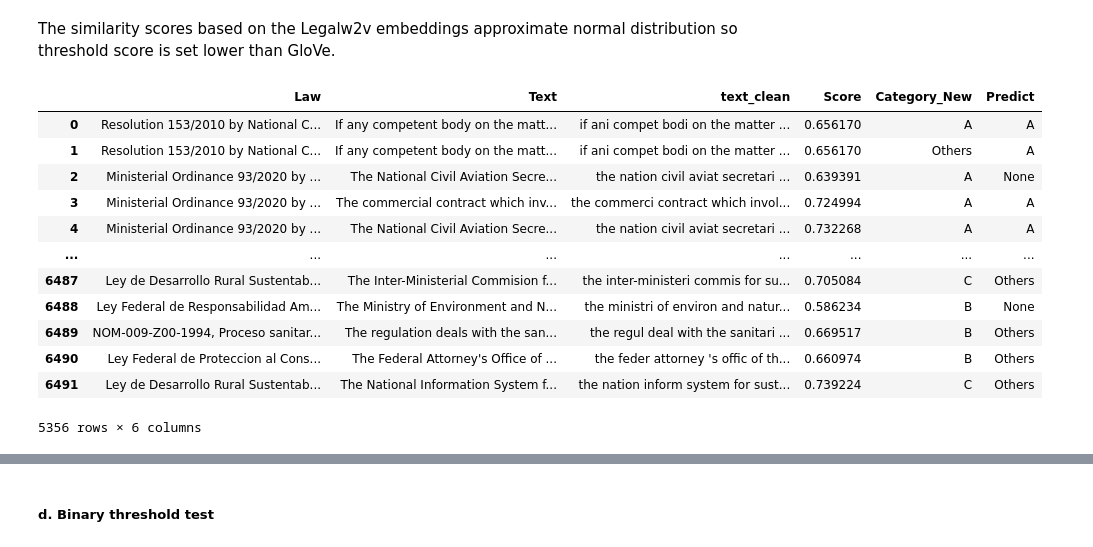
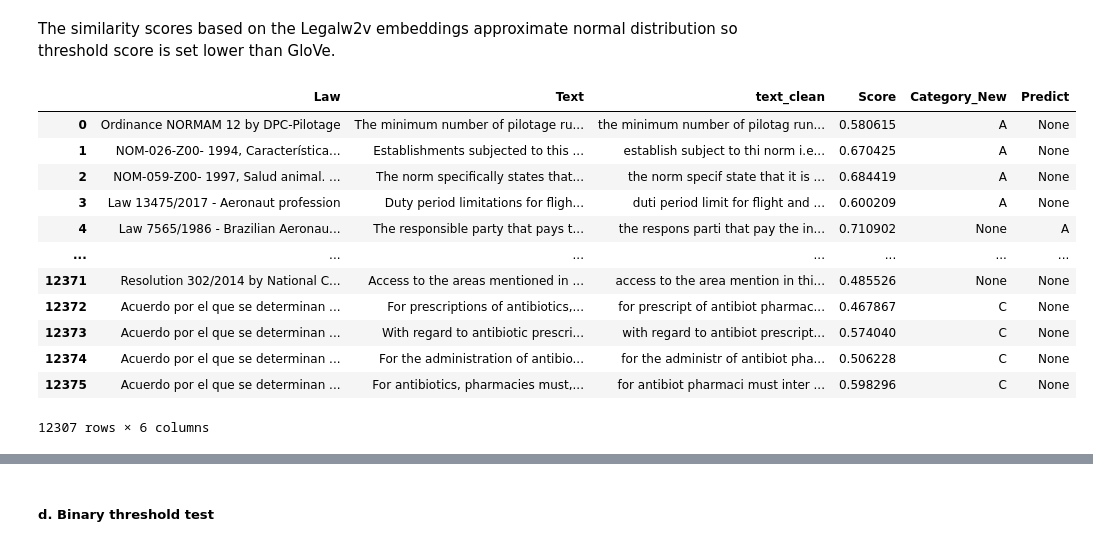
Before and after one commit to janinepdevera/legal-text-classification-CIA, a Jupyter notebook: code/python/02 models_baseline.ipynb, the cells around one changed output, grey strips where cells are left out. Saved outputs shown, nothing was run; the diff lists cells and outputs as text; code cells hidden in the pictures.

```diff
--- a/code/python/02 models_baseline.ipynb
+++ b/code/python/02 models_baseline.ipynb
@@ -140,14 +189,19 @@ l_train_text, l_test_text, l_train_labels, l_test_labels = train_test_split(dfm_
 # %%
+# scale data
+scaler = StandardScaler(with_mean=False)
+train_text_scaled = scaler.fit_transform(train_text)
+test_text_scaled = scaler.transform(test_text)
+
 # train model and return training accuracy
-clf = LogisticRegression(random_state=999).fit(l_train_text, l_train_labels)
-with open('./models/logistic.spkl', 'wb') as f: pickle.dump(clf, f)
+clf = LogisticRegression(random_state=111, max_iter=1000).fit(train_text_scaled, train_labels)
+with open('./models/logistic.pkl', 'wb') as f: pickle.dump(clf, f)
 
-train_acc = clf.score(l_train_text, l_train_labels)
+train_acc = clf.score(train_text_scaled, train_labels)
 
 # evaluate on test data
-y_pred = clf.predict(l_test_text)
-classification_rep = classification_report(l_test_labels, y_pred, zero_division=0)
-test_acc = clf.score(l_test_text, l_test_labels)
+y_pred = clf.predict(test_text_scaled)
+classification_rep = classification_report(text_labels, y_pred, zero_division=0)
+test_acc = clf.score(test_text_scaled, text_labels)
 
 # print classification report
 print(' Classification Report:')
@@ -165,9 +219,9 @@ feature_importance = abs(importance)
 sorted_idx = feature_importance.argsort()[::-1]
 
 # print top 20 important features (tri-grams)
-print('Top 20 Important Tri-grams:')
+print('Top 20 Important Bi-grams:')
 for i, idx in enumerate(sorted_idx[:20]):
-    print(f"{i+1}. Tri-gram: {feature_names[idx]}, Importance: {feature_importance[idx]}")
+    print(f"{i+1}. Bi-gram: {feature_names[idx]}, Importance: {feature_importance[idx]}")
 # %% [output]
  Classification Report:
               precision    recall  f1-score   support
@@ -255,6 +350,6 @@ def doc_embed(df, vectorizer):
 vectorizer = TfidfVectorizer()
 # %%
 # doc embeddings for legal text
-text_labels_embed = doc_embed(text_labels, vectorizer)
+text_labels_embed = doc_embed(train_df_aug, vectorizer)
 text_labels_embed.shape
 # %% [output]
@@ -431,7 +540,7 @@ def doc_matrix_w2v(dfm):
 
     return doc_matrix_w2v
 # %%
-text_dfm = vectorizer.fit_transform(text_labels['text_clean'])
+text_dfm = vectorizer.fit_transform(train_df_aug['text_clean'])
 text_doc_matrix = doc_matrix_w2v(text_dfm)
 text_doc_matrix.shape
 # %% [output]
@@ -477,6 +586,6 @@ plt.show()
 # %%
 # df with scores
-text_scores_legalw2v = pd.merge(text_labels, scores_df, left_index=True, right_index=True)
+text_scores_legalw2v = pd.merge(train_df_aug, scores_df, left_index=True, right_index=True)
 text_scores_legalw2v.to_csv("data/scores/01 sim_scores_legalw2v_labeled.csv")
 # %% [markdown]
 ##### c. Threshold test
@@ -495,22 +604,22 @@ df_long.head()
 The similarity scores based on the Legalw2v embeddings approximate normal distribution so threshold score is set lower than GloVe.
 # %%
 results_multiclass = df_long
-results_multiclass['Predict'] = np.where(results_multiclass['Score'] > 0.65, results_multiclass['Predict_Label'], 'None') #set threshold
+results_multiclass['Predict'] = np.where(results_multiclass['Score'] > 0.70, results_multiclass['Predict_Label'], 'None') #set threshold
 results_multiclass[['Law', 'Text', 'text_clean', 'Score', 'Category_New', 'Predict']].drop_duplicates()
 # %% [output]
 |  | Law | Text | text_clean | Score | Category_New | Predict |
-| 0 | Resolution 153/2010 by National C... | If any competent body on the matt... | if ani compet bodi on the matter ... | 0.656170 | A | A |
-| 1 | Resolution 153/2010 by National C... | If any competent body on the matt... | if ani compet bodi on the matter ... | 0.656170 | Others | A |
-| 2 | Ministerial Ordinance 93/2020 by ... | The National Civil Aviation Secre... | the nation civil aviat secretari ... | 0.639391 | A | None |
-| 3 | Ministerial Ordinance 93/2020 by ... | The commercial contract which inv... | the commerci contract which invol... | 0.724994 | A | A |
-| 4 | Ministerial Ordinance 93/2020 by ... | The National Civil Aviation Secre... | the nation civil aviat secretari ... | 0.732268 | A | A |
+| 0 | Ordinance NORMAM 12 by DPC-Pilotage | The minimum number of pilotage ru... | the minimum number of pilotag run... | 0.580615 | A | None |
+| 1 | NOM-026-Z00- 1994, Característica... | Establishments subjected to this ... | establish subject to thi norm i.e... | 0.670425 | A | None |
+| 2 | NOM-059-Z00- 1997, Salud animal. ... | The norm specifically states that... | the norm specif state that it is ... | 0.684419 | A | None |
+| 3 | Law 13475/2017 - Aeronaut profession | Duty period limitations for fligh... | duti period limit for flight and ... | 0.600209 | A | None |
+| 4 | Law 7565/1986 - Brazilian Aeronau... | The responsible party that pays t... | the respons parti that pay the in... | 0.710902 | None | A |
 | ... | ... | ... | ... | ... | ... | ... |
-| 6487 | Ley de Desarrollo Rural Sustentab... | The Inter-Ministerial Commision f... | the inter-ministeri commis for su... | 0.705084 | C | Others |
-| 6488 | Ley Federal de Responsabilidad Am... | The Ministry of Environment and N... | the ministri of environ and natur... | 0.586234 | B | None |
-| 6489 | NOM-009-Z00-1994, Proceso sanitar... | The regulation deals with the san... | the regul deal with the sanitari ... | 0.669517 | B | Others |
-| 6490 | Ley Federal de Proteccion al Cons... | The Federal Attorney's Office of ... | the feder attorney 's offic of th... | 0.660974 | B | Others |
-| 6491 | Ley de Desarrollo Rural Sustentab... | The National Information System f... | the nation inform system for sust... | 0.739224 | C | Others |
+| 12371 | Resolution 302/2014 by National C... | Access to the areas mentioned in ... | access to the area mention in thi... | 0.485526 | None | None |
+| 12372 | Acuerdo por el que se determinan ... | For prescriptions of antibiotics,... | for prescript of antibiot pharmac... | 0.467867 | C | None |
+| 12373 | Acuerdo por el que se determinan ... | With regard to antibiotic prescri... | with regard to antibiot prescript... | 0.574040 | C | None |
+| 12374 | Acuerdo por el que se determinan ... | For the administration of antibio... | for the administr of antibiot pha... | 0.506228 | C | None |
+| 12375 | Acuerdo por el que se determinan ... | For antibiotics, pharmacies must,... | for antibiot pharmaci must inter ... | 0.598296 | C | None |
-5356 rows × 6 columns
+12307 rows × 6 columns
 # %%
 report = classification_report(results_multiclass['Category_New'], results_multiclass['Predict'])
 print(report)
```
Also changed, not shown: parts of 34 cells of this notebook.
